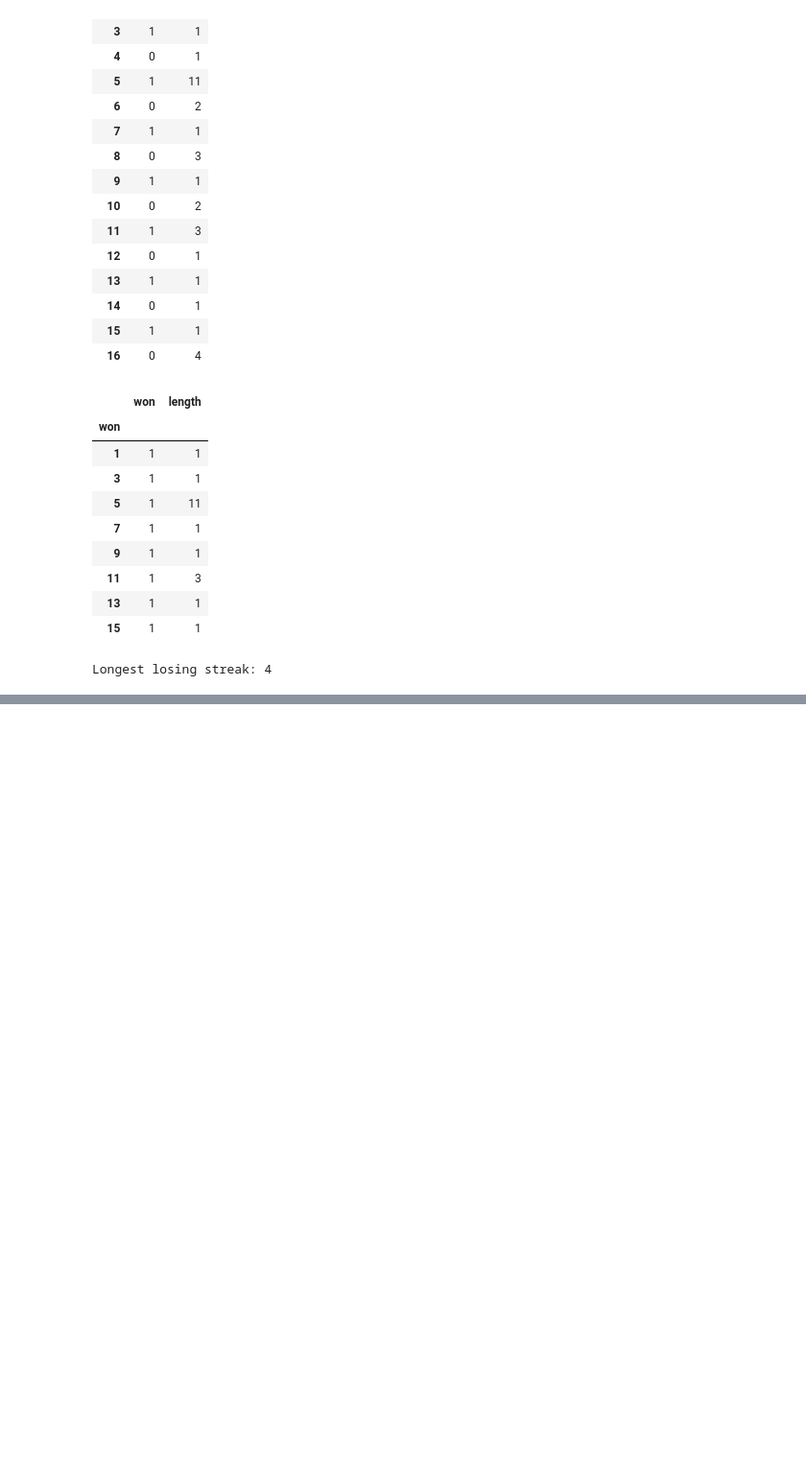
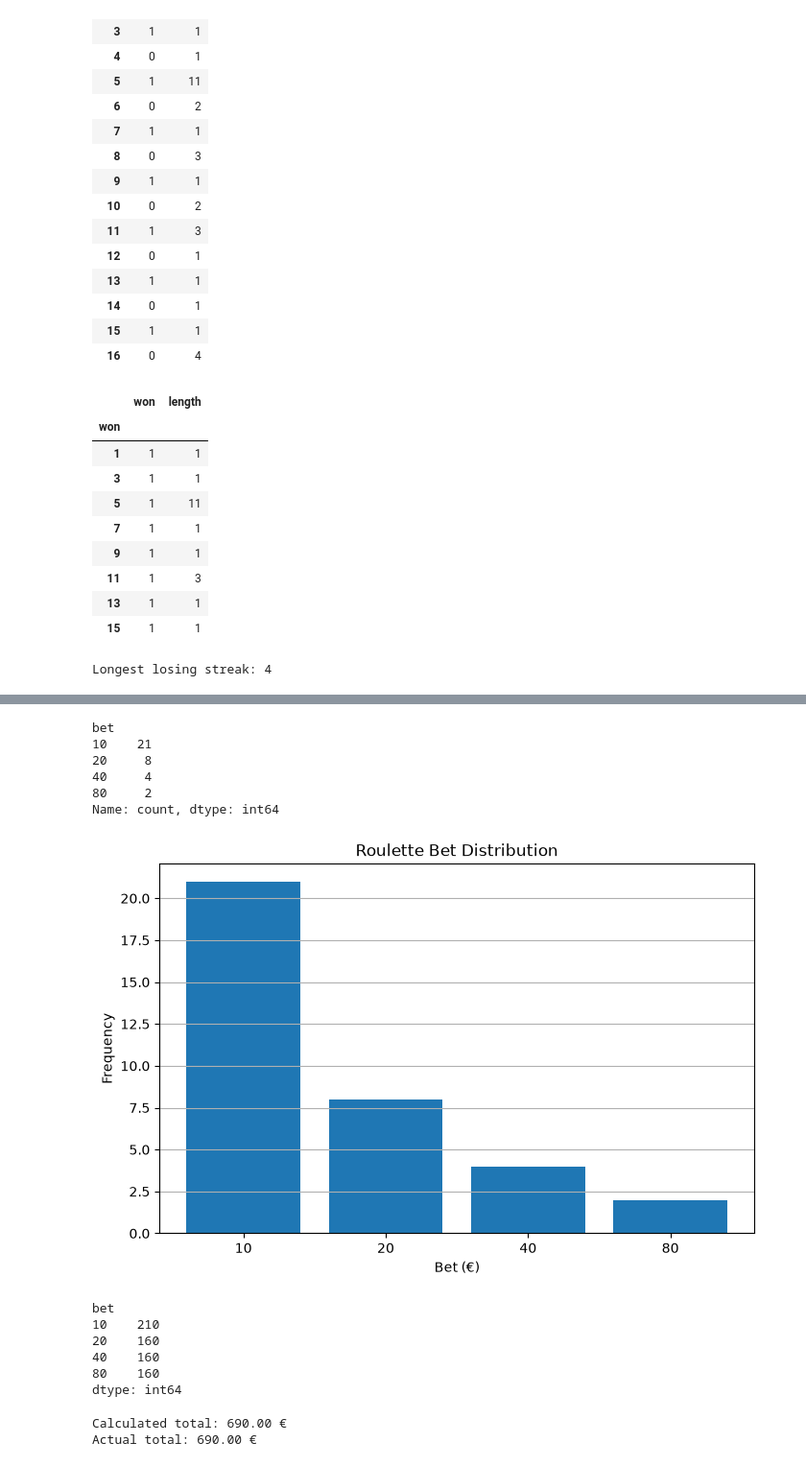
Before and after one commit to Vanest7/bash-scripting, a Jupyter notebook: roulette_analysis.ipynb, the cells around one changed output, grey strips where cells are left out. Shown at 96% size. Drawn from its saved outputs; the diff is of its cells as text; code cells hidden in the pictures; blank space fills up the shorter version.

```diff
--- a/roulette_analysis.ipynb
+++ b/roulette_analysis.ipynb
@@ -1759,0 +1972,51 @@ Longest losing streak: 4
+# %%
+bet_frequencies = results["bet"].value_counts().sort_index()
+
+display(bet_frequencies)
+# %% [output]
+bet
+10    21
+20     8
+40     4
+80     2
+Name: count, dtype: int64
+# %%
+plt.figure(figsize=(8, 5))
+
+plt.bar(
+    bet_frequencies.index.astype(str),
+    bet_frequencies.values
+)
+
+plt.xlabel("Bet (€)")
+plt.ylabel("Frequency")
+plt.title("Roulette Bet Distribution")
+
+plt.grid(axis="y")
+
+plt.show()
+# %% [output]
+[figure, added]
+# %%
+total_staked_by_bet = bet_frequencies * bet_frequencies.index
+
+display(total_staked_by_bet)
+# %% [output]
+bet
+10    210
+20    160
+40    160
+80    160
+dtype: int64
+# %%
+average_bet = results["bet"].mean()
+total_spins = len(results)
+
+calculated_total = average_bet * total_spins
+actual_total = results["bet"].sum()
+
+print(f"Calculated total: {calculated_total:.2f} €")
+print(f"Actual total: {actual_total:.2f} €")
+# %% [output]
+Calculated total: 690.00 €
+Actual total: 690.00 €
```
Also changed, not shown: parts of 29 cells of this notebook.
